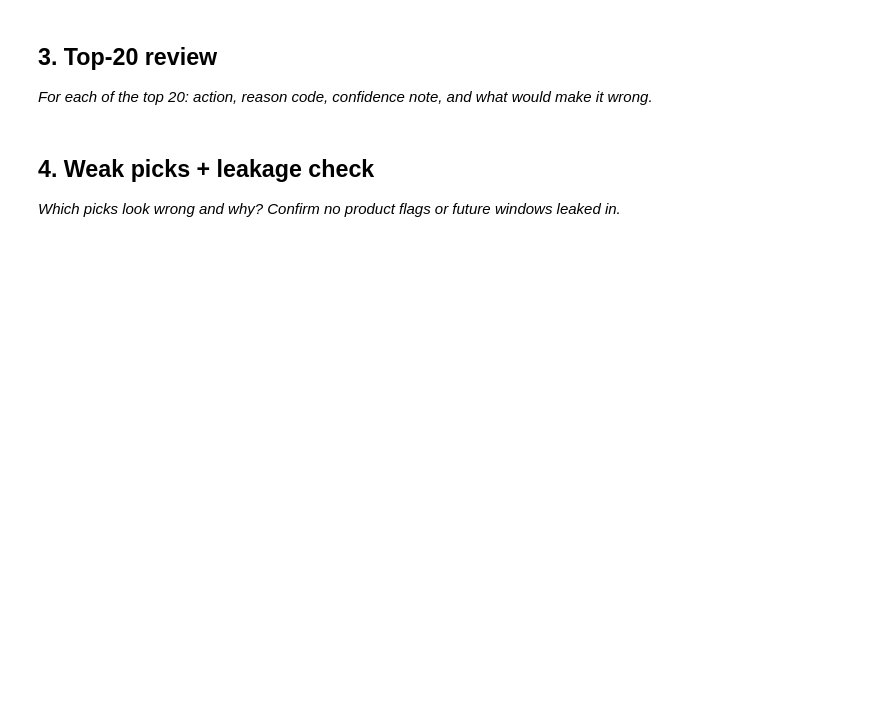
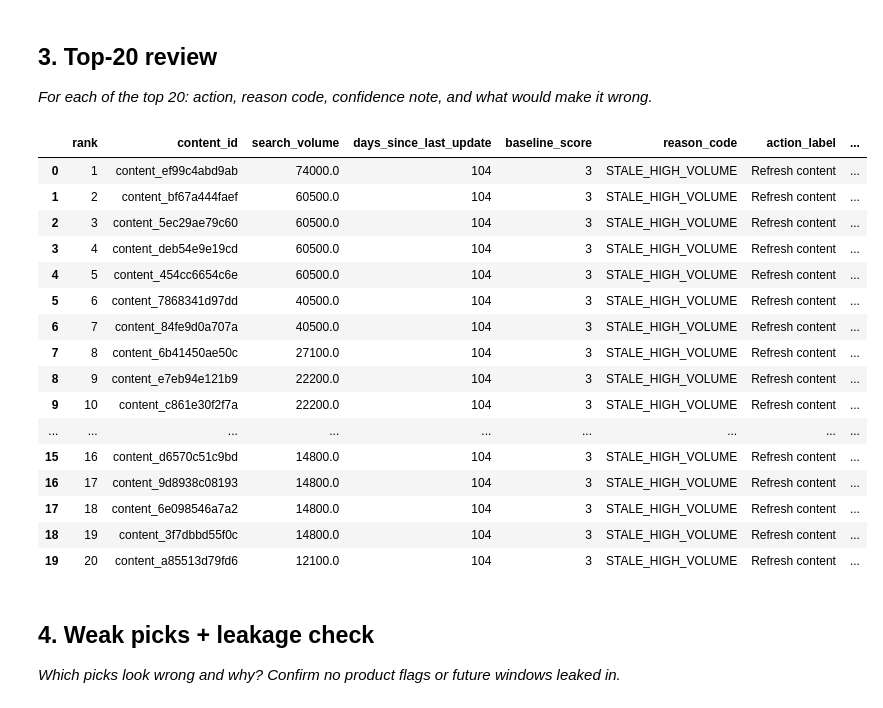
Before and after one commit to ahmedshereef1/flyrank-ml-internship, a Jupyter notebook: work/notebooks/w04_baseline_score.ipynb, the cells around one changed output. Cells and saved outputs as stored; diff of their text form; code cells hidden in the pictures; blank space fills up the shorter version.

Commit message:
Complete ML-06 signal audit and ML-07 baseline

```diff
--- a/work/notebooks/w04_baseline_score.ipynb
+++ b/work/notebooks/w04_baseline_score.ipynb
@@ -18,6 +440,87 @@ This skeleton is yours to fill. Work the sections **in order** — each one has
 ## 3. Top-20 review
 
 *For each of the top 20: action, reason code, confidence note, and what would make it wrong.*
+# %%
+# ============================================================
+# 3. TOP-20 REVIEW
+# ============================================================
+
+top20 = ranked.head(20).copy()
+
+# Confidence note based on the baseline score
+top20["confidence_note"] = np.select(
+    [
+        top20["baseline_score"] == 3,
+        top20["baseline_score"] == 2,
+        top20["baseline_score"] == 1,
+        top20["baseline_score"] == 0,
+    ],
+    [
+        "Moderate: both selected signals are present.",
+        "Moderate: staleness is the main prioritization signal.",
+        "Lower: search demand is present without strong staleness.",
+        "Low: neither signal strongly supports prioritization.",
+    ],
+    default="Low",
+)
+
+# Explain what could make each recommendation wrong
+top20["what_would_make_it_wrong"] = np.select(
+    [
+        top20["reason_code"] == "STALE_HIGH_VOLUME",
+        top20["reason_code"] == "STALE_CONTENT",
+        top20["reason_code"] == "HIGH_SEARCH_VOLUME",
+        top20["reason_code"] == "LOW_PRIORITY",
+    ],
+    [
+        "The page may still satisfy search intent despite being old, "
+        "or high search demand may not represent a useful refresh opportunity.",
+
+        "The page may be intentionally unchanged, so age alone may not "
+        "justify a refresh.",
+
+        "High search demand does not by itself show that the content "
+        "needs improvement or updating.",
+
+        "The two selected signals may miss an opportunity that requires "
+        "other content or performance evidence.",
+    ],
+    default="The simple two-signal rule may not capture the full context.",
+)
+
+top20_review = top20[
+    [
+        "rank",
+        "content_id",
+        "search_volume",
+        "days_since_last_update",
+        "baseline_score",
+        "reason_code",
+        "action_label",
+        "confidence_note",
+        "what_would_make_it_wrong",
+    ]
+]
+
+display(top20_review)
+# %% [output]
+|  | rank | content_id | search_volume | days_since_last_update | baseline_score | reason_code | action_label | ... |
+| 0 | 1 | content_ef99c4abd9ab | 74000.0 | 104 | 3 | STALE_HIGH_VOLUME | Refresh content | ... |
+| 1 | 2 | content_bf67a444faef | 60500.0 | 104 | 3 | STALE_HIGH_VOLUME | Refresh content | ... |
+| 2 | 3 | content_5ec29ae79c60 | 60500.0 | 104 | 3 | STALE_HIGH_VOLUME | Refresh content | ... |
+| 3 | 4 | content_deb54e9e19cd | 60500.0 | 104 | 3 | STALE_HIGH_VOLUME | Refresh content | ... |
+| 4 | 5 | content_454cc6654c6e | 60500.0 | 104 | 3 | STALE_HIGH_VOLUME | Refresh content | ... |
+| 5 | 6 | content_7868341d97dd | 40500.0 | 104 | 3 | STALE_HIGH_VOLUME | Refresh content | ... |
+| 6 | 7 | content_84fe9d0a707a | 40500.0 | 104 | 3 | STALE_HIGH_VOLUME | Refresh content | ... |
+| 7 | 8 | content_6b41450ae50c | 27100.0 | 104 | 3 | STALE_HIGH_VOLUME | Refresh content | ... |
+| 8 | 9 | content_e7eb94e121b9 | 22200.0 | 104 | 3 | STALE_HIGH_VOLUME | Refresh content | ... |
+| 9 | 10 | content_c861e30f2f7a | 22200.0 | 104 | 3 | STALE_HIGH_VOLUME | Refresh content | ... |
+| ... | ... | ... | ... | ... | ... | ... | ... | ... |
+| 15 | 16 | content_d6570c51c9bd | 14800.0 | 104 | 3 | STALE_HIGH_VOLUME | Refresh content | ... |
+| 16 | 17 | content_9d8938c08193 | 14800.0 | 104 | 3 | STALE_HIGH_VOLUME | Refresh content | ... |
+| 17 | 18 | content_6e098546a7a2 | 14800.0 | 104 | 3 | STALE_HIGH_VOLUME | Refresh content | ... |
+| 18 | 19 | content_3f7dbbd55f0c | 14800.0 | 104 | 3 | STALE_HIGH_VOLUME | Refresh content | ... |
+| 19 | 20 | content_a85513d79fd6 | 12100.0 | 104 | 3 | STALE_HIGH_VOLUME | Refresh content | ... |
 # %% [markdown]
 ## 4. Weak picks + leakage check
 
```
Also changed, not shown: parts of 5 cells of this notebook, 1 other file.
